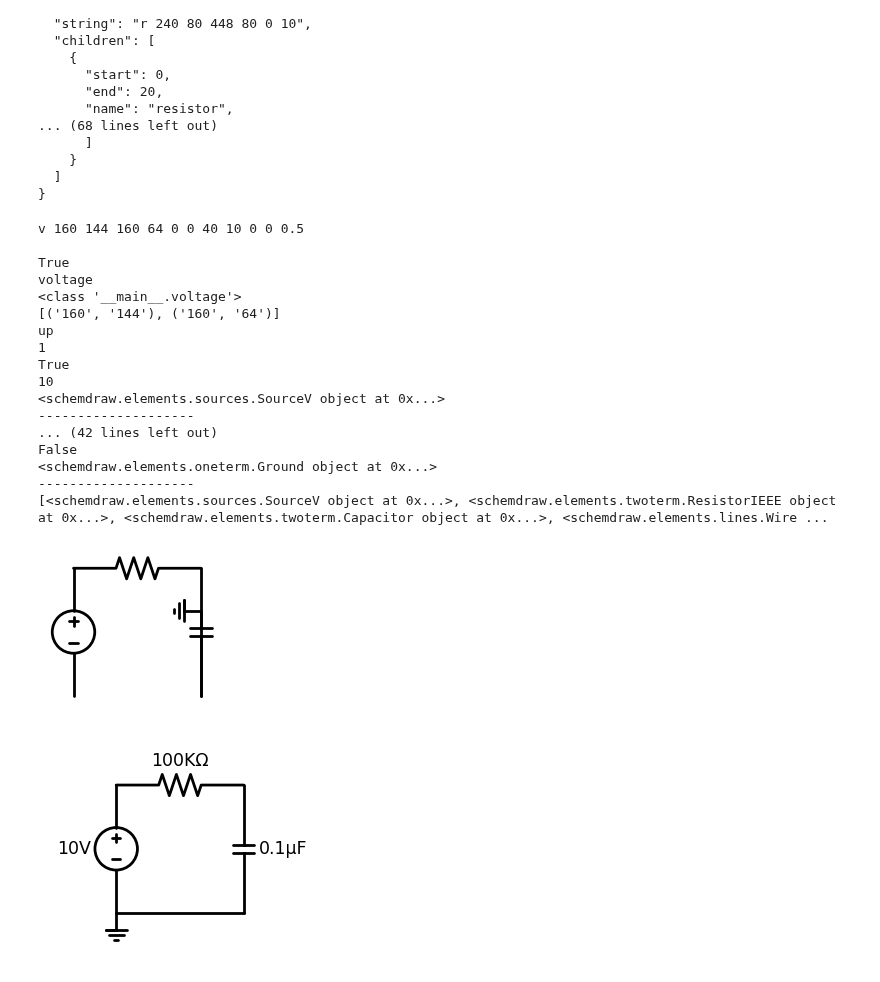
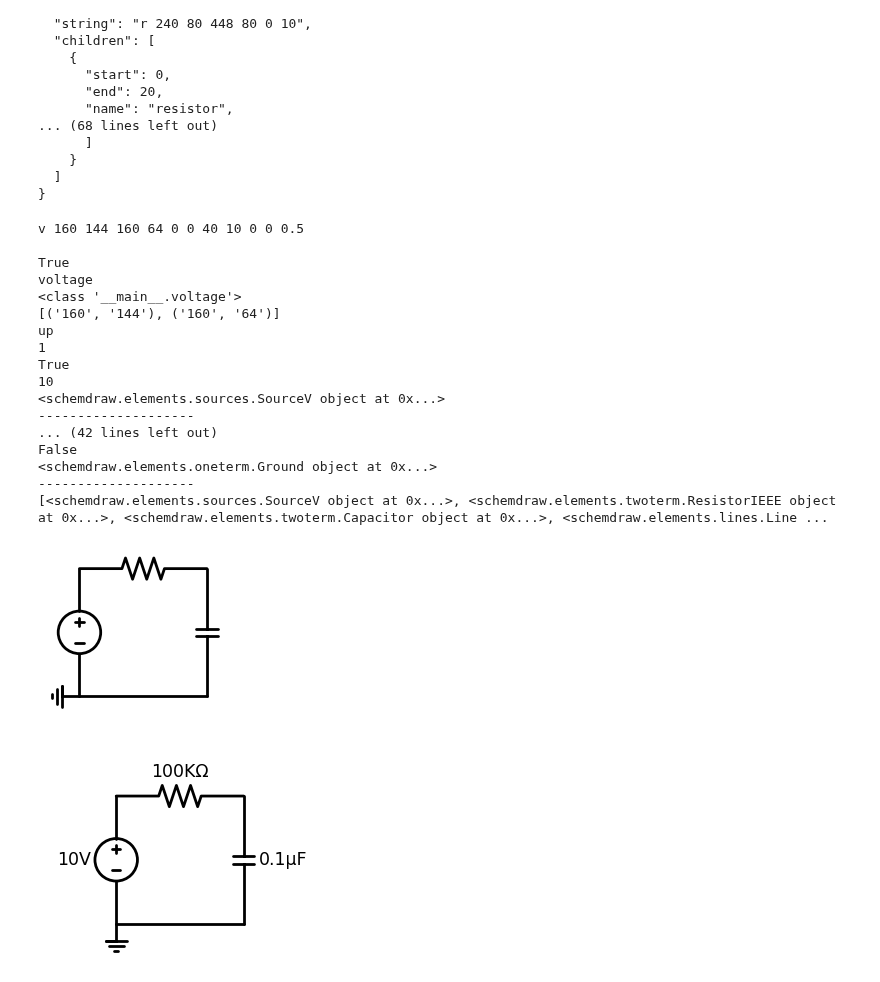
Before and after one commit to raspberrypisig/circuitjs2schemdraw, a Jupyter notebook: main.ipynb, the cells around one changed output. Drawn from its saved outputs; the diff is of its cells as text; code cells hidden in the pictures.

Commit message:
wire drawn right

```diff
--- a/main.ipynb
+++ b/main.ipynb
@@ -265,43 +256,40 @@ with open('tests/basic.txt') as f:
             element = None
             if component.hasValue:
                 component.setValue(start.children)
-                element = component.getElement(direction, value)
-                print(element)
 
-            else:
-                element = component.getElement(direction)
-                print(element)
+            element = component.getElement()
+            print(element)
 
 
             component_list.append(getattr(element, direction)())
             print('--------------------')
 
 print(component_list)
 import schemdraw
 import schemdraw.elements as elm
 
 with schemdraw.Drawing() as d:
     for c in component_list:
         d += c
 # %% [output]
 v 160 144 160 64 0 0 40 10 0 0 0.5
 
 True
 voltage
 <class '__main__.voltage'>
 [('160', '144'), ('160', '64')]
 up
 1
 True
 10
 <schemdraw.elements.sources.SourceV object at 0x...>
 --------------------
 ... (42 lines left out)
 False
 <schemdraw.elements.oneterm.Ground object at 0x...>
 --------------------
-[<schemdraw.elements.sources.SourceV object at 0x...>, <schemdraw.elements.twoterm.ResistorIEEE object at 0x...>, <schemdraw.elements.twoterm.Capacitor object at 0x...>, <schemdraw.elements.lines.Wire ...
+[<schemdraw.elements.sources.SourceV object at 0x...>, <schemdraw.elements.twoterm.ResistorIEEE object at 0x...>, <schemdraw.elements.twoterm.Capacitor object at 0x...>, <schemdraw.elements.lines.Line ...
-[figure, old version]
+[figure, new version]
 # %%
 %matplotlib inline
 %config InlineBackend.figure_format = 'svg'
```
Also changed, not shown: parts of 1 cell of this notebook.
